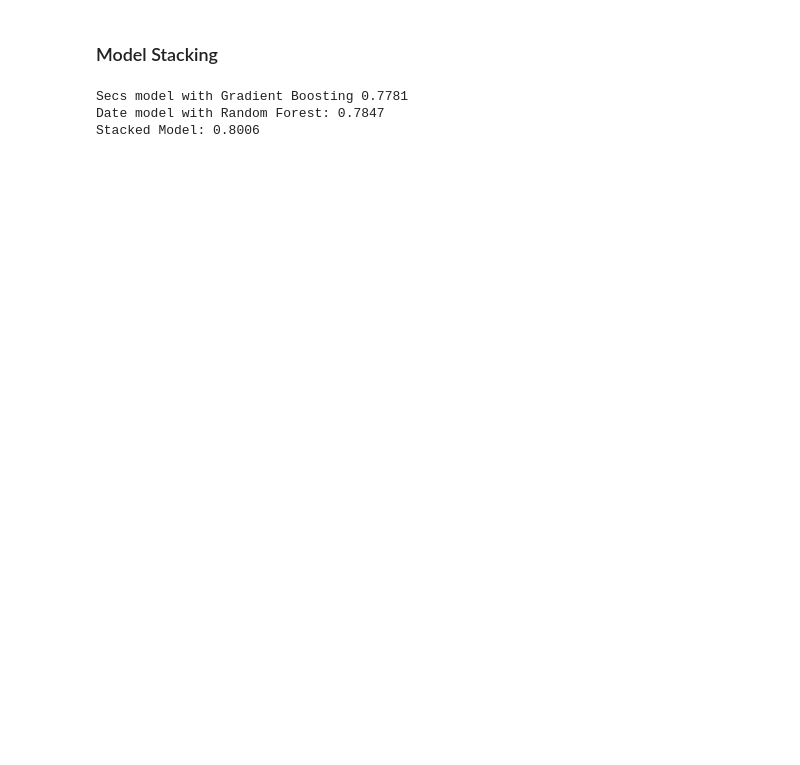
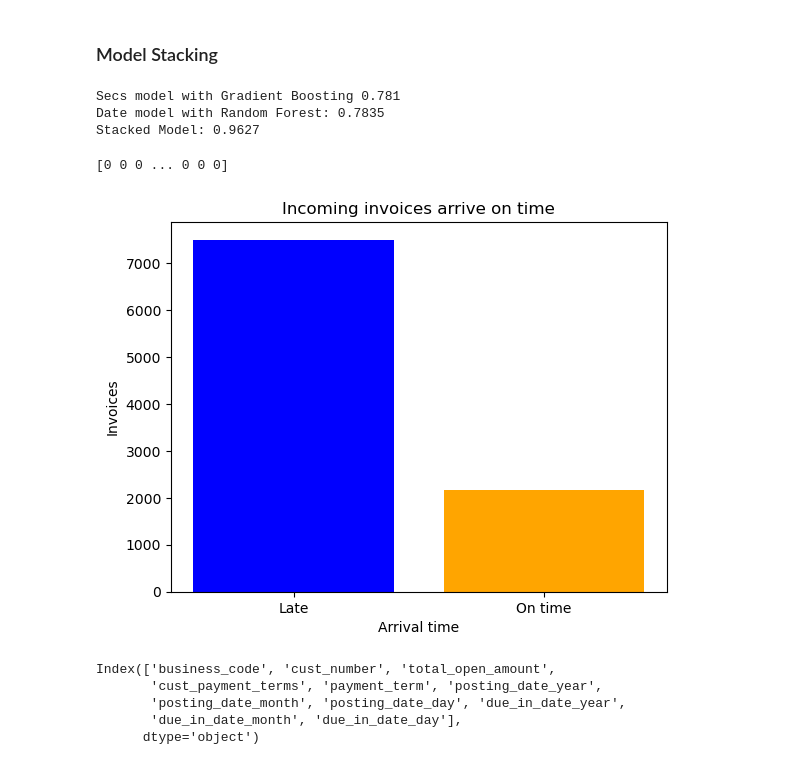
Before and after one commit to Remasproblemas/dv2599_project, a Jupyter notebook: main.ipynb, the cells around one changed output. Cells and saved outputs as stored; diff of their text form; code cells hidden in the pictures; blank space fills up the shorter version.

```diff
--- a/main.ipynb
+++ b/main.ipynb
@@ -239,9 +211,9 @@ from sklearn.model_selection import RepeatedKFold, cross_val_score
 import numpy as np
 
 rkf = RepeatedKFold(n_splits= 2, n_repeats= 5)
-date_knn_f1_scores = cross_val_score(KNeighborsClassifier(), X_train_scaled, date_y_train, cv= rkf, scoring="f1")
-date_rdf_f1_scores = cross_val_score(RandomForestClassifier(), X_train_scaled, date_y_train, cv= rkf, scoring="f1")
-date_gdb_f1_scores = cross_val_score(GradientBoostingClassifier(), X_train_scaled, date_y_train, cv= rkf, scoring="f1")
+date_knn_f1_scores = cross_val_score(KNeighborsClassifier(), X_train_scaled, y_train, cv= rkf, scoring="f1")
+date_rdf_f1_scores = cross_val_score(RandomForestClassifier(), X_train_scaled, y_train, cv= rkf, scoring="f1")
+date_gdb_f1_scores = cross_val_score(GradientBoostingClassifier(), X_train_scaled, y_train, cv= rkf, scoring="f1")
 
 #Rounds all scores to 4 decimals
 for i,x in enumerate(date_gdb_f1_scores):
@@ -292,9 +264,9 @@ table.auto_set_column_width(col=list(range(len(plot.columns))))
 ##### Dates as seconds from January 1970
 # %%
 rkf = RepeatedKFold(n_splits= 2, n_repeats= 5)
-secs_knn_f1_scores = cross_val_score(KNeighborsClassifier(), secs_X_train, secs_y_train, cv= rkf, scoring="f1")
-secs_rdf_f1_scores = cross_val_score(RandomForestClassifier(), secs_X_train, secs_y_train, cv= rkf, scoring="f1")
-secs_gdb_f1_scores = cross_val_score(GradientBoostingClassifier(), secs_X_train, secs_y_train, cv= rkf, scoring="f1")
+secs_knn_f1_scores = cross_val_score(KNeighborsClassifier(), secs_X_train, y_train, cv= rkf, scoring="f1")
+secs_rdf_f1_scores = cross_val_score(RandomForestClassifier(), secs_X_train, y_train, cv= rkf, scoring="f1")
+secs_gdb_f1_scores = cross_val_score(GradientBoostingClassifier(), secs_X_train, y_train, cv= rkf, scoring="f1")
 
 #Rounds all scores to 4 decimals
 for i,x in enumerate(secs_gdb_f1_scores):
@@ -569,8 +541,8 @@ model_a = RandomForestClassifier()
 model_b = GradientBoostingClassifier()
 
 # Train base models
-model_a.fit(date_X_train, date_y_train)
-model_b.fit(secs_X_train, secs_y_train)
+model_a.fit(date_X_train, y_train)
+model_b.fit(secs_X_train, y_train)
 
 # Predictions for meta-model
 pred_a = model_a.predict_proba(date_X_test)[:, 1]
@@ -579,9 +551,9 @@ preda_a = model_a.predict(date_X_test)
 preda_b = model_b.predict(secs_X_test)
 stacked_features = np.column_stack((pred_a, pred_b))
 
-# Meta-model
-meta_model = LogisticRegression()
-meta_model.fit(stacked_features, date_y_test)
+# Meta-model: Random Forest
+meta_model = RandomForestClassifier()
+meta_model.fit(stacked_features, y_test)
 
 # Evaluate
 stacked_test_features = np.column_stack((
@@ -589,13 +561,13 @@ stacked_test_features = np.column_stack((
     model_b.predict_proba(secs_X_test)[:, 1]
 ))
 final_predictions = meta_model.predict(stacked_test_features)
-accuracy = round(f1_score(secs_y_test, preda_b),4)
-accuracy1 = round(f1_score(date_y_test, preda_a),4)
-accuracy2 = round(f1_score(secs_y_test, final_predictions),4)
+accuracy = round(f1_score(y_test, preda_b),4)
+accuracy1 = round(f1_score(y_test, preda_a),4)
+accuracy2 = round(f1_score(y_test, final_predictions),4)
 print("Secs model with Gradient Boosting", accuracy)
 print("Date model with Random Forest:", accuracy1)
 print("Stacked Model:", accuracy2)
 # %% [output]
-Secs model with Gradient Boosting 0.7781
-Date model with Random Forest: 0.7847
-Stacked Model: 0.8006
+Secs model with Gradient Boosting 0.781
+Date model with Random Forest: 0.7835
+Stacked Model: 0.9627
@@ -601,0 +597,42 @@ Stacked Model: 0.8006
+# %%
+# Predictions for meta-model
+pred_a = model_a.predict_proba(df_predict_date)[:, 1]
+pred_b = model_b.predict_proba(df_predict_secs)[:, 1]
+stacked_features = np.column_stack((pred_a, pred_b))
+
+# Evaluate
+stacked_test_features = np.column_stack((
+    model_a.predict_proba(df_predict_date)[:, 1],
+    model_b.predict_proba(df_predict_secs)[:, 1]
+))
+final_predictions = meta_model.predict(stacked_test_features)
+
+print(final_predictions)
+# %% [output]
+[0 0 0 ... 0 0 0]
+# %%
+count_0 = np.sum(final_predictions == 0)
+count_1 = np.sum(final_predictions == 1)
+
+# Data for the bar chart
+labels = ['Late', 'On time']
+counts = [count_0, count_1]
+
+# Create the bar chart
+plt.bar(labels, counts, color=['blue', 'orange'])
+
+# Add labels and title
+plt.xlabel('Arrival time')
+plt.ylabel('Invoices')
+plt.title('Incoming invoices arrive on time')
+
+# Show the chart
+plt.show()
+print(df_predict_date.columns)
+# %% [output]
+[figure, added]
+Index(['business_code', 'cust_number', 'total_open_amount',
+       'cust_payment_terms', 'payment_term', 'posting_date_year',
+       'posting_date_month', 'posting_date_day', 'due_in_date_year',
+       'due_in_date_month', 'due_in_date_day'],
+      dtype='object')
```
Also changed, not shown: parts of 9 cells of this notebook.
